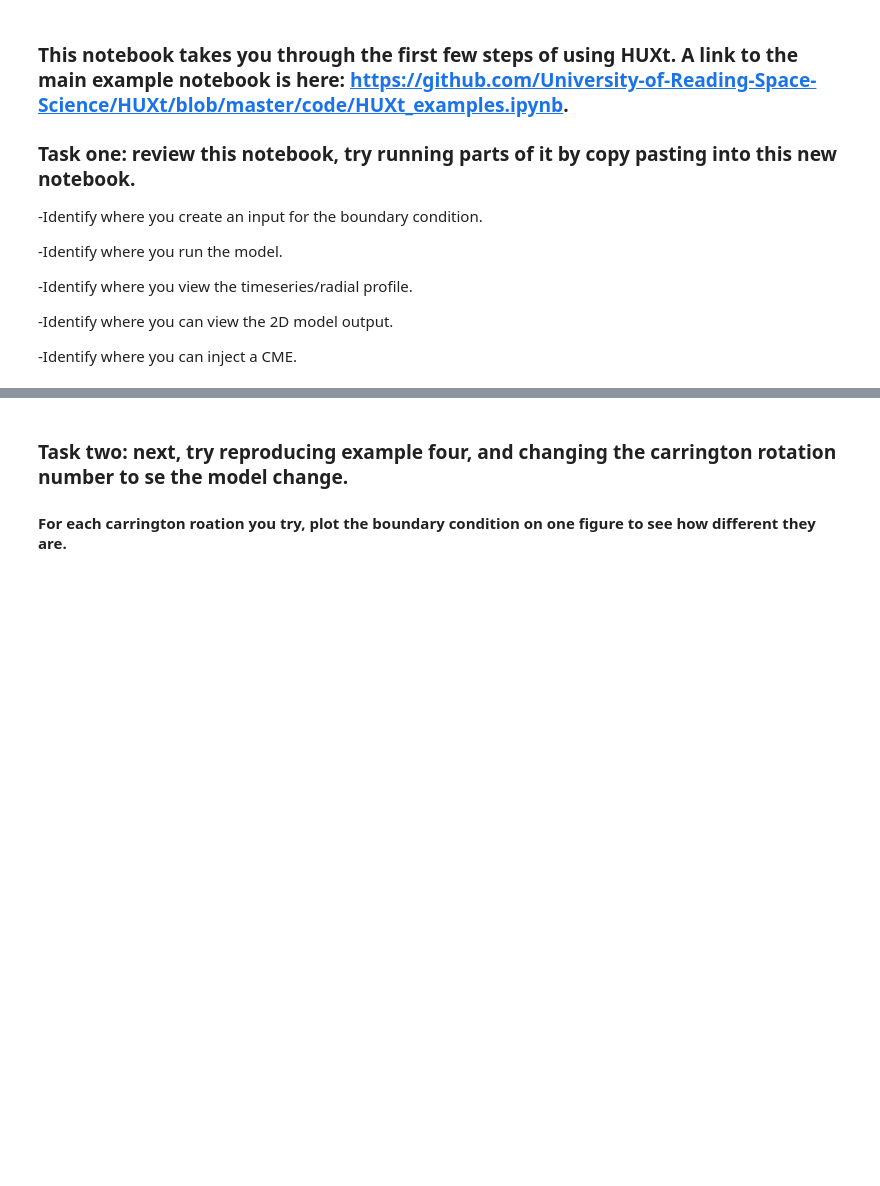
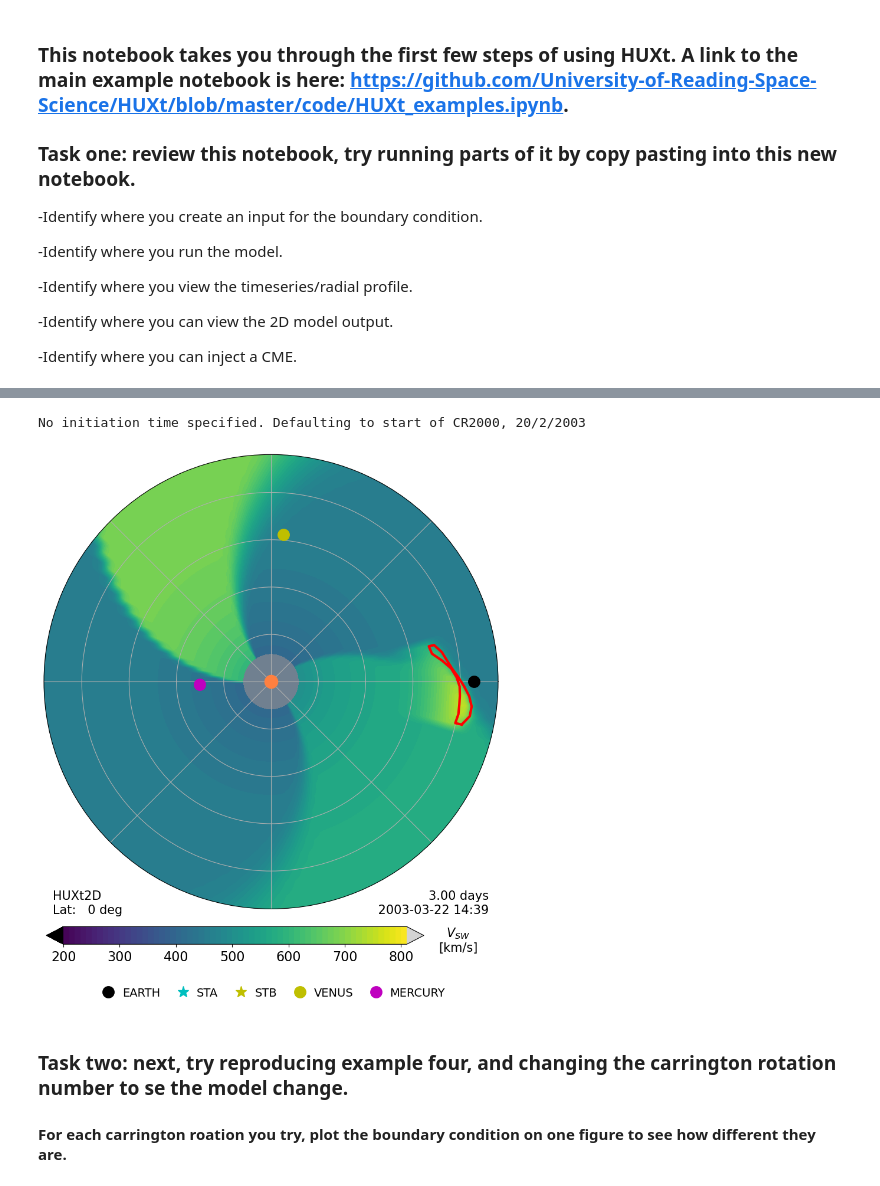
Before and after one commit to aileeniesta/HUXt_REU_project, a Jupyter notebook: code/HUXt_first_steps.ipynb, the cells around one changed output, grey strips where cells are left out. Cells and saved outputs as stored; diff of their text form; code cells hidden in the pictures; blank space fills up the shorter version.

```diff
--- a/code/HUXt_first_steps.ipynb
+++ b/code/HUXt_first_steps.ipynb
@@ -27,3 +91,25 @@ import huxt_inputs as Hin
+# %%
+#EXAMPLE 3
+#Form boundary conditions - background wind of 400 km/s with two fast streams.
+v_boundary = np.ones(128) * 400 * (u.km/u.s)
+v_boundary[30:50] = 600 * (u.km/u.s)
+v_boundary[95:125] = 500 * (u.km/u.s)
+
+#  Add a CME
+cme = H.ConeCME(t_launch=1*u.day, longitude=360*u.deg, latitude = 0*u.deg, width=30*u.deg, v=1500*(u.km/u.s), thickness=5*u.solRad)
+cme_list = [cme]
+
+#  Setup HUXt to do a 5 day simulation, with model output every 4 timesteps (roughly half and hour time step)
+model = H.HUXt(v_boundary=v_boundary, latitude = 0*u.deg, simtime=6*u.day, dt_scale=4)
+
+model.solve(cme_list, tag='cone_cme_test')
+
+# Plot this out
+t_interest = 3*u.day
+fig, ax = HA.plot(model, t_interest)
+# %% [output]
+No initiation time specified. Defaulting to start of CR2000, 20/2/2003
+[figure, added]
 # %% [markdown]
 ### Task two: next, try reproducing example four, and changing the carrington rotation number to se the model change.
 
```
Also changed, not shown: parts of 8 cells of this notebook.
